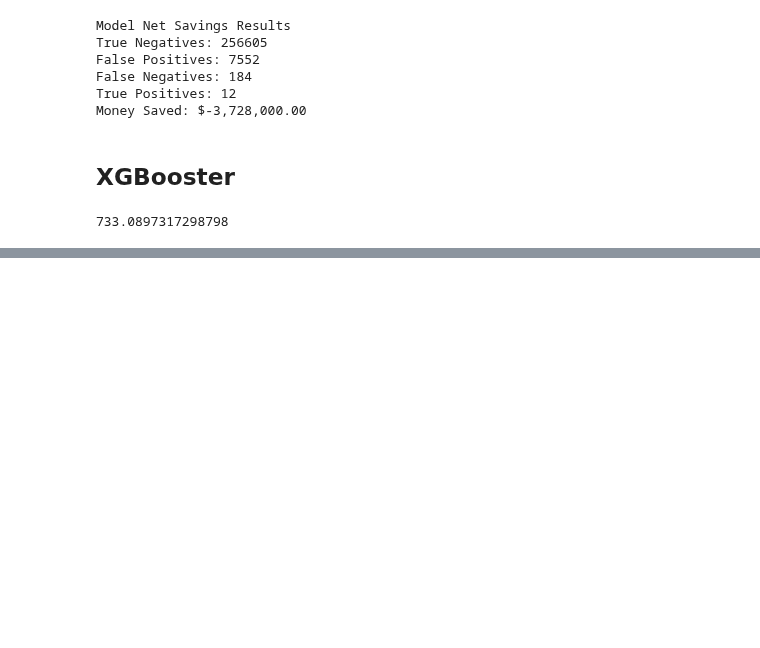
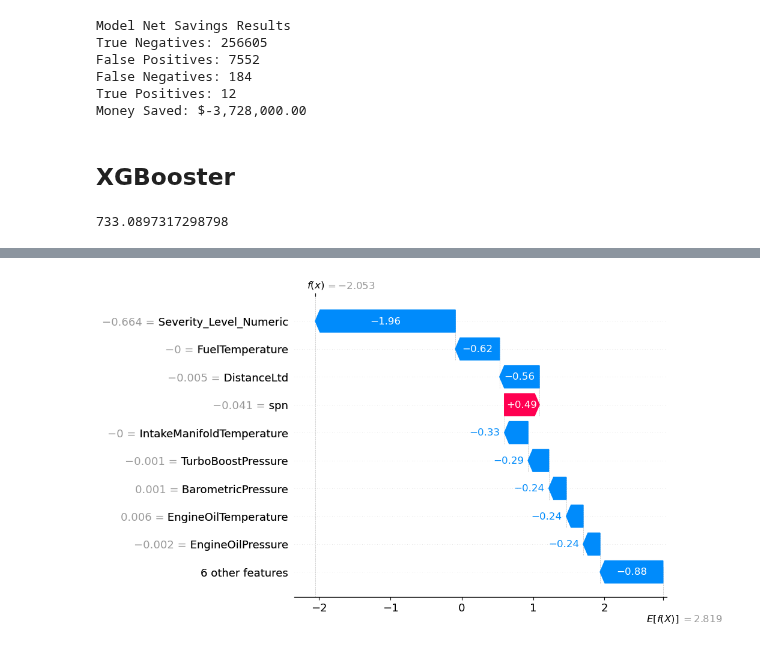
Before and after one commit to nss-data-science-cohort-9/big-g-label_free, a Jupyter notebook: notebooks/josh_data_exploration.ipynb, the cells around one changed output, grey strips where cells are left out. Drawn from its saved outputs; the diff is of its cells as text; code cells hidden in the pictures; blank space fills up the shorter version.

```diff
--- a/notebooks/josh_data_exploration.ipynb
+++ b/notebooks/josh_data_exploration.ipynb
@@ -749,0 +799,11 @@ Money Saved: $127,000.00
+# %%
+shap.plots.waterfall(
+    shap.Explanation(
+        values=shap_values[0],
+        base_values=explainer.expected_value,
+        data=X_test_scaled[0],
+        feature_names=features
+    )
+)
+# %% [output]
+[figure, added]
```
Also changed, not shown: parts of 12 cells of this notebook.
